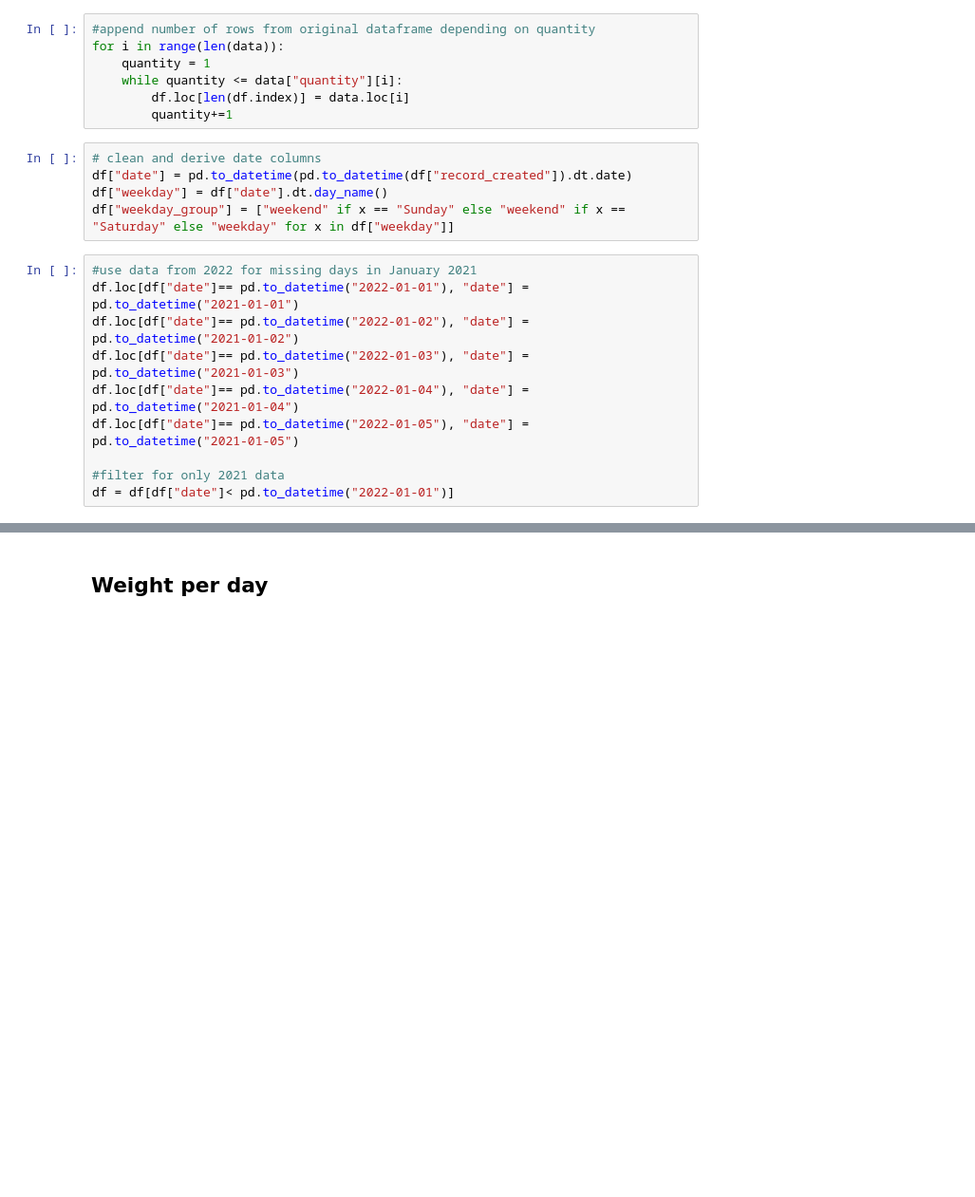
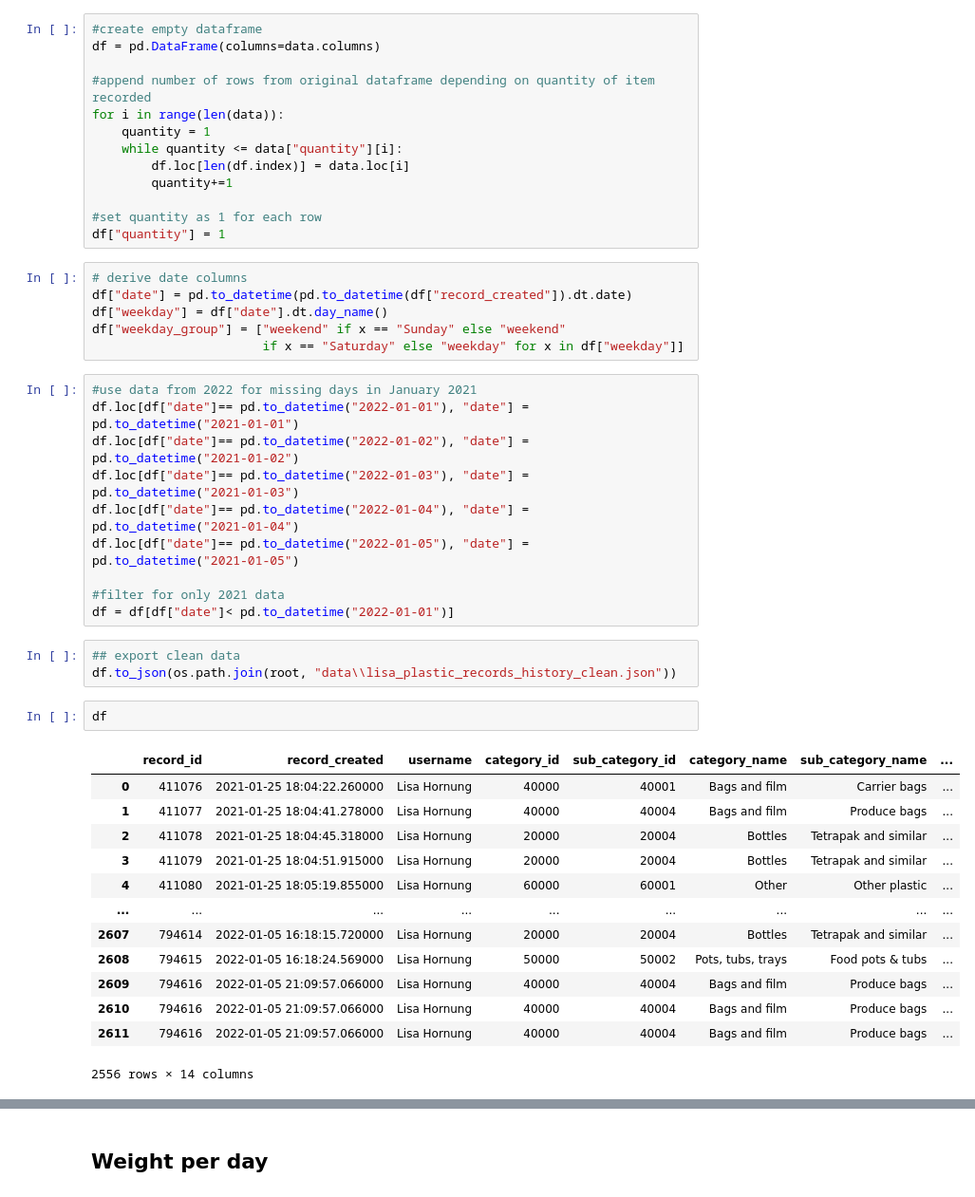
Before and after one commit to Lisa-Ho/plastic-diary, a Jupyter notebook: notebooks/01_data_cleaning.ipynb, the cells around one changed output, grey strips where cells are left out. Shown: that part at 95% size. Saved outputs shown, nothing was run; the diff lists cells and outputs as text; blank space fills up the shorter version.

Commit message:
continued exploring data and comparing against official sources

```diff
--- a/notebooks/01_data_cleaning.ipynb
+++ b/notebooks/01_data_cleaning.ipynb
@@ -31,15 +28,22 @@ df = pd.DataFrame(columns=data.columns)
 # %%
-#append number of rows from original dataframe depending on quantity
+#create empty dataframe
+df = pd.DataFrame(columns=data.columns)
+
+#append number of rows from original dataframe depending on quantity of item recorded
 for i in range(len(data)):
     quantity = 1
     while quantity <= data["quantity"][i]:
         df.loc[len(df.index)] = data.loc[i]
         quantity+=1
+
+#set quantity as 1 for each row
+df["quantity"] = 1
 # %%
-# clean and derive date columns
+# derive date columns
 df["date"] = pd.to_datetime(pd.to_datetime(df["record_created"]).dt.date)
 df["weekday"] = df["date"].dt.day_name()
-df["weekday_group"] = ["weekend" if x == "Sunday" else "weekend" if x == "Saturday" else "weekday" for x in df["weekday"]]
+df["weekday_group"] = ["weekend" if x == "Sunday" else "weekend"
+                       if x == "Saturday" else "weekday" for x in df["weekday"]]
 # %%
 #use data from 2022 for missing days in January 2021
 df.loc[df["date"]== pd.to_datetime("2022-01-01"), "date"] = pd.to_datetime("2021-01-01")
@@ -50,3 +54,22 @@ df.loc[df["date"]== pd.to_datetime("2022-01-05"), "date"] = pd.to_datetime("2021
 
 #filter for only 2021 data
 df = df[df["date"]< pd.to_datetime("2022-01-01")]
+# %%
+## export clean data
+df.to_json(os.path.join(root, "data\\lisa_plastic_records_history_clean.json"))
+# %%
+df
+# %% [output]
+|  | record_id | record_created | username | category_id | sub_category_id | category_name | sub_category_name | ... |
+| 0 | 411076 | 2021-01-25 18:04:22.260000 | Lisa Hornung | 40000 | 40001 | Bags and film | Carrier bags | ... |
+| 1 | 411077 | 2021-01-25 18:04:41.278000 | Lisa Hornung | 40000 | 40004 | Bags and film | Produce bags | ... |
+| 2 | 411078 | 2021-01-25 18:04:45.318000 | Lisa Hornung | 20000 | 20004 | Bottles | Tetrapak and similar | ... |
+| 3 | 411079 | 2021-01-25 18:04:51.915000 | Lisa Hornung | 20000 | 20004 | Bottles | Tetrapak and similar | ... |
+| 4 | 411080 | 2021-01-25 18:05:19.855000 | Lisa Hornung | 60000 | 60001 | Other | Other plastic | ... |
+| ... | ... | ... | ... | ... | ... | ... | ... | ... |
+| 2607 | 794614 | 2022-01-05 16:18:15.720000 | Lisa Hornung | 20000 | 20004 | Bottles | Tetrapak and similar | ... |
+| 2608 | 794615 | 2022-01-05 16:18:24.569000 | Lisa Hornung | 50000 | 50002 | Pots, tubs, trays | Food pots & tubs | ... |
+| 2609 | 794616 | 2022-01-05 21:09:57.066000 | Lisa Hornung | 40000 | 40004 | Bags and film | Produce bags | ... |
+| 2610 | 794616 | 2022-01-05 21:09:57.066000 | Lisa Hornung | 40000 | 40004 | Bags and film | Produce bags | ... |
+| 2611 | 794616 | 2022-01-05 21:09:57.066000 | Lisa Hornung | 40000 | 40004 | Bags and film | Produce bags | ... |
+2556 rows × 14 columns
```
Also changed, not shown: parts of 12 cells of this notebook.
